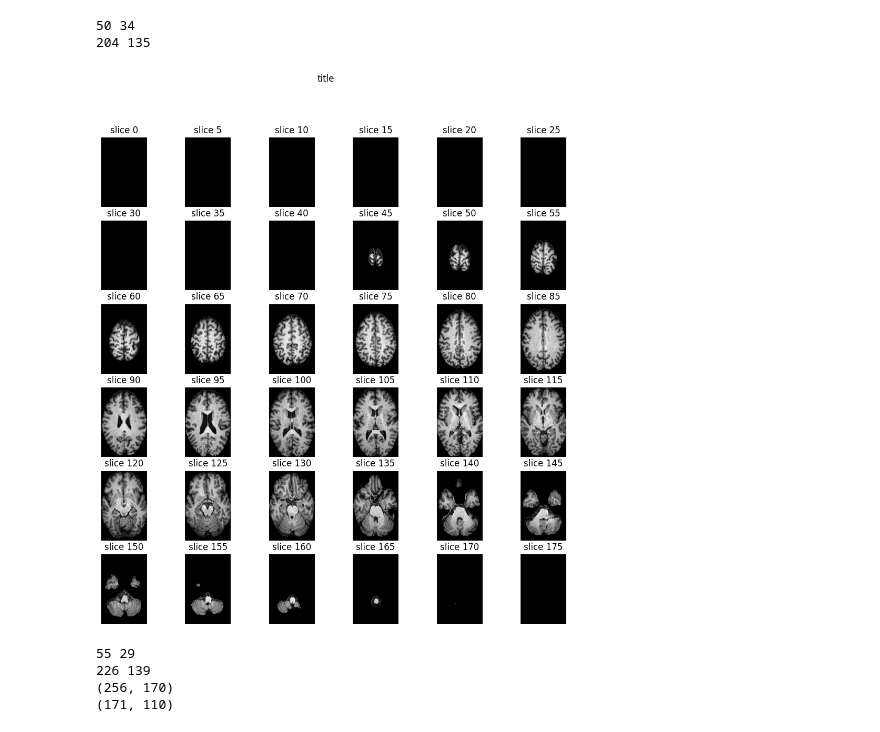
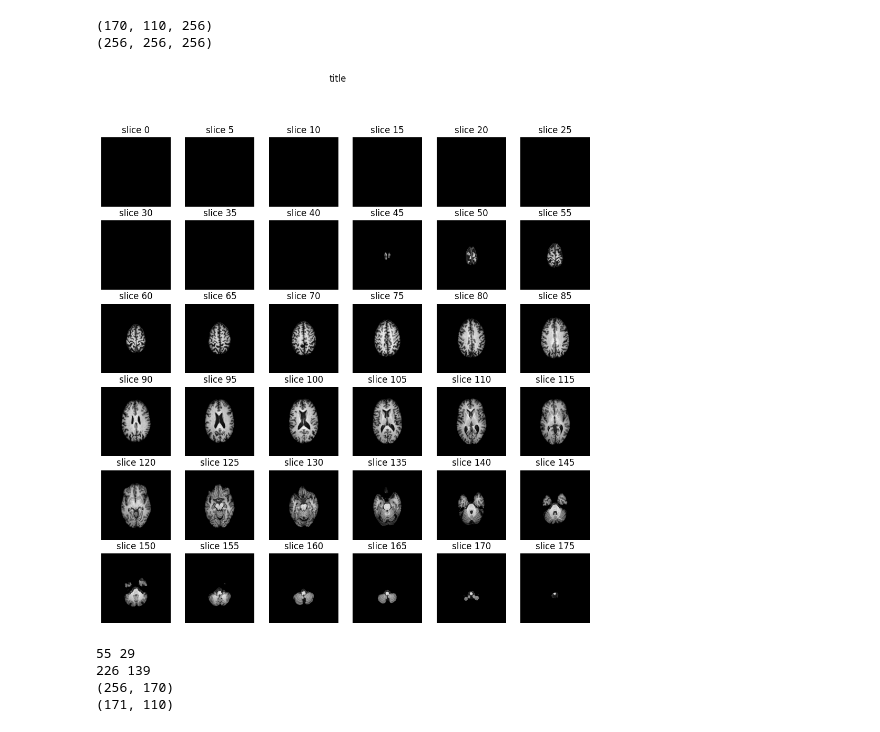
Before and after one commit to tourbut/BrainMR_MCI, a Jupyter notebook: notebook/preprocessing_notebook.ipynb, the cells around one changed output. Drawn from its saved outputs; the diff is of its cells as text; code cells hidden in the pictures.

```diff
--- a/notebook/preprocessing_notebook.ipynb
+++ b/notebook/preprocessing_notebook.ipynb
@@ -34,8 +34,6 @@ def crop_images(image, display=False):
     coords = np.array(np.nonzero(~mask))
     top_left = np.min(coords, axis=1)
     bottom_right = np.max(coords, axis=1)
-    print(top_left[0],top_left[1])
-    print(bottom_right[0],bottom_right[1])
     # Remove the background
     croped_image = image[top_left[0]:bottom_right[0],top_left[1]:bottom_right[1],:]
 
@@ -48,33 +46,34 @@ def crop_image(image, display=False):
     coords = np.array(np.nonzero(~mask))
     top_left = np.min(coords, axis=1)
     bottom_right = np.max(coords, axis=1)
-    print(top_left[0],top_left[1])
-    print(bottom_right[0],bottom_right[1])
     # Remove the background
     croped_image = image[top_left[0]:bottom_right[0],top_left[1]:bottom_right[1]]
 
     return croped_image
 
-def add_pad(image, new_height=512, new_width=512):
-    height, width = image.shape
+def add_pad(image, new_height=256, new_width=256):
+    height, width, depth = image.shape
 
-    final_image = np.zeros((new_height, new_width))
+    final_image = np.zeros((new_height, new_width, depth))
 
     pad_left = int((new_width - width) // 2)
     pad_top = int((new_height - height) // 2)
 
     # Replace the pixels with the image's pixels
-    final_image[pad_top:pad_top + height, pad_left:pad_left + width] = image
+    final_image[pad_top:pad_top + height, pad_left:pad_left + width,:] = image
 
     return final_image
-# %%
-sample_image = img_dataset[2]
-sample_image_pre = crop_images(sample_image)
-utils.stack_plot(sample_image_pre)
-# %% [output]
-50 34
-204 135
-[figure, removed]
+# %%
+image = img_dataset[0]
+image = crop_images(image)
+print(image.shape)
+image = add_pad(image)
+print(image.shape)
+utils.stack_plot(image)
+# %% [output]
+(170, 110, 256)
+(256, 256, 256)
+[figure, added]
 # %%
 #image crop
 sample_image = img_dataset[0][:,:,110]
```
Also changed, not shown: parts of 3 cells of this notebook, 2 other files.
